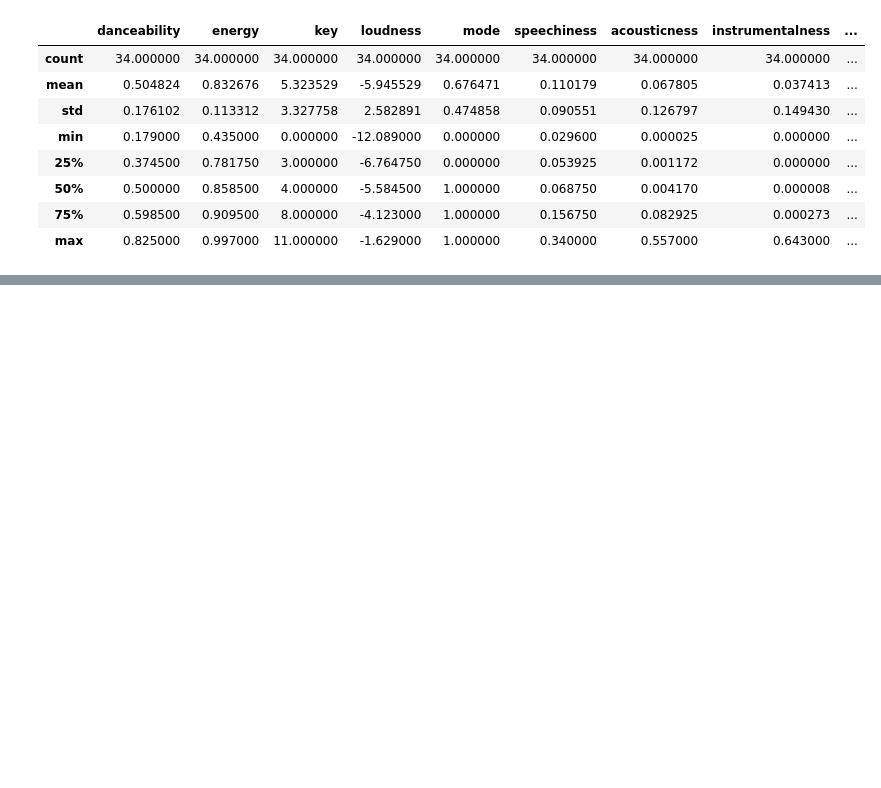
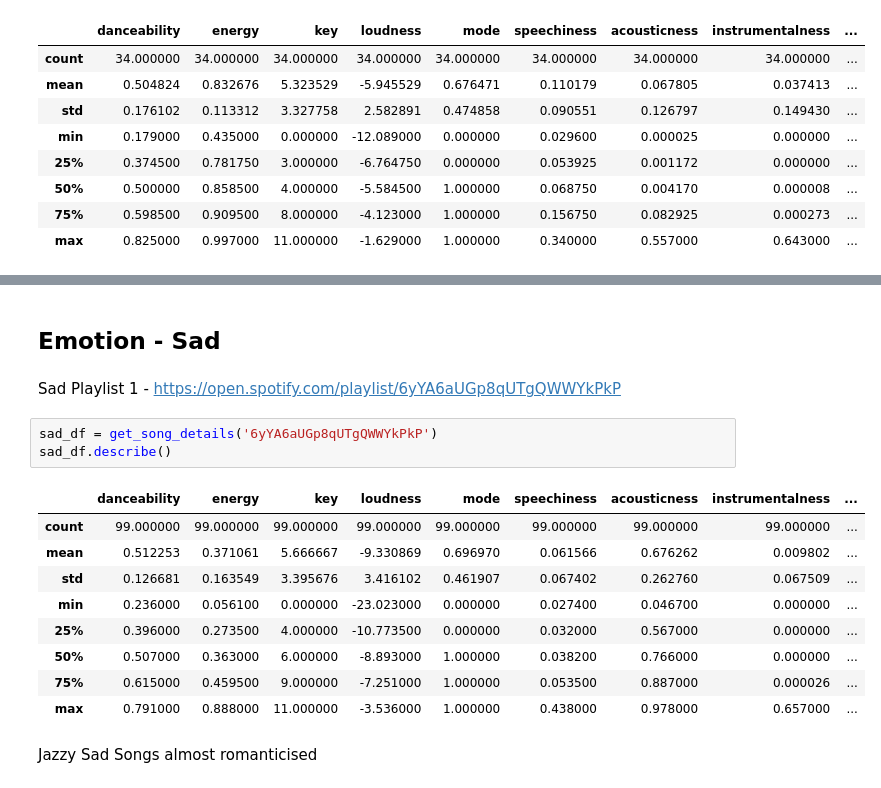
Before and after one commit to priyanka-maz/music-recommendation-facial-emotion, a Jupyter notebook: spotifyplaylist.ipynb, the cells around one changed output, grey strips where cells are left out. Saved outputs shown, nothing was run; the diff lists cells and outputs as text; blank space fills up the shorter version.

```diff
--- a/spotifyplaylist.ipynb
+++ b/spotifyplaylist.ipynb
@@ -192,0 +231,19 @@ get_recomendations(seed_genres="rock", limit=10, target_popularity=100, target_d
+# %% [markdown]
+## Emotion - Sad
+# %% [markdown]
+Sad Playlist 1 - https://open.spotify.com/playlist/6yYA6aUGp8qUTgQWWYkPkP
+# %%
+sad_df = get_song_details('6yYA6aUGp8qUTgQWWYkPkP')
+sad_df.describe()
+# %% [output]
+|  | danceability | energy | key | loudness | mode | speechiness | acousticness | instrumentalness | ... |
+| count | 99.000000 | 99.000000 | 99.000000 | 99.000000 | 99.000000 | 99.000000 | 99.000000 | 99.000000 | ... |
+| mean | 0.512253 | 0.371061 | 5.666667 | -9.330869 | 0.696970 | 0.061566 | 0.676262 | 0.009802 | ... |
+| std | 0.126681 | 0.163549 | 3.395676 | 3.416102 | 0.461907 | 0.067402 | 0.262760 | 0.067509 | ... |
+| min | 0.236000 | 0.056100 | 0.000000 | -23.023000 | 0.000000 | 0.027400 | 0.046700 | 0.000000 | ... |
+| 25% | 0.396000 | 0.273500 | 4.000000 | -10.773500 | 0.000000 | 0.032000 | 0.567000 | 0.000000 | ... |
+| 50% | 0.507000 | 0.363000 | 6.000000 | -8.893000 | 1.000000 | 0.038200 | 0.766000 | 0.000000 | ... |
+| 75% | 0.615000 | 0.459500 | 9.000000 | -7.251000 | 1.000000 | 0.053500 | 0.887000 | 0.000026 | ... |
+| max | 0.791000 | 0.888000 | 11.000000 | -3.536000 | 1.000000 | 0.438000 | 0.978000 | 0.657000 | ... |
+# %% [markdown]
+Jazzy Sad Songs almost romanticised
```
Also changed, not shown: parts of 30 cells of this notebook.
